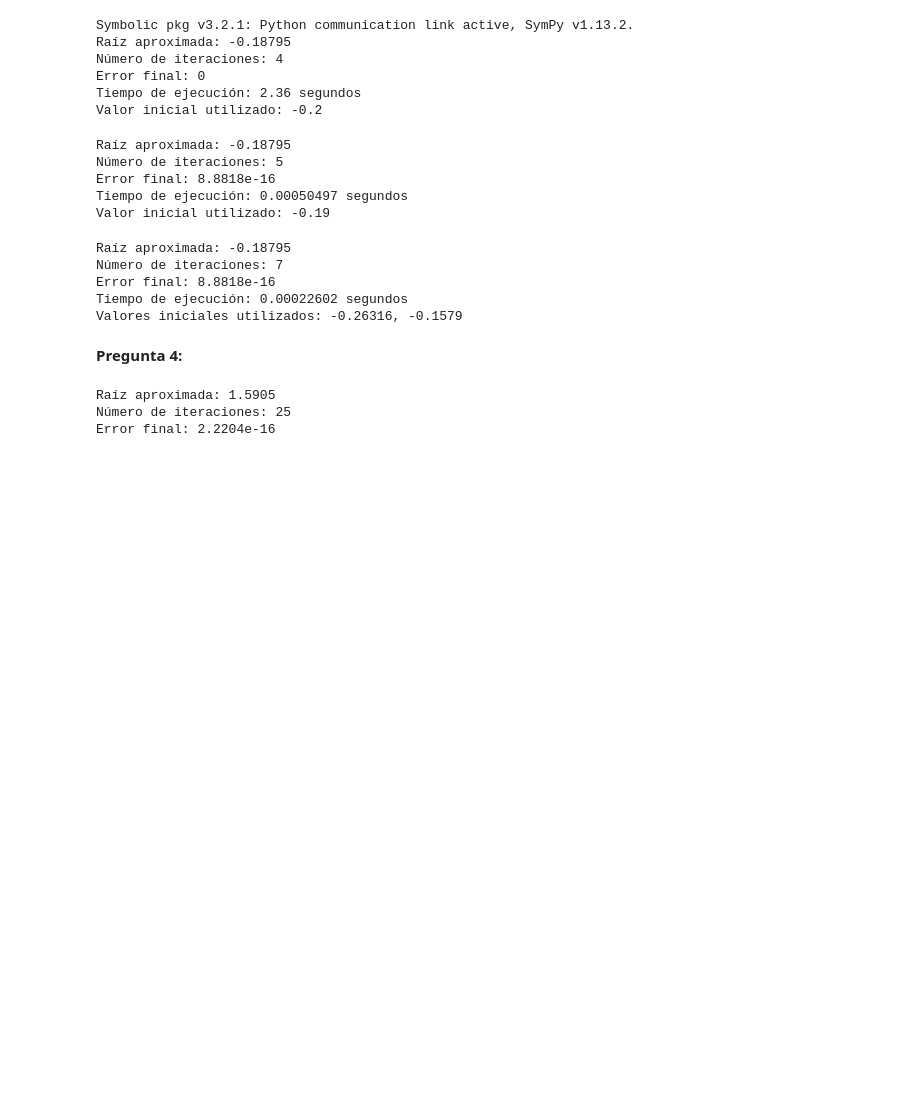
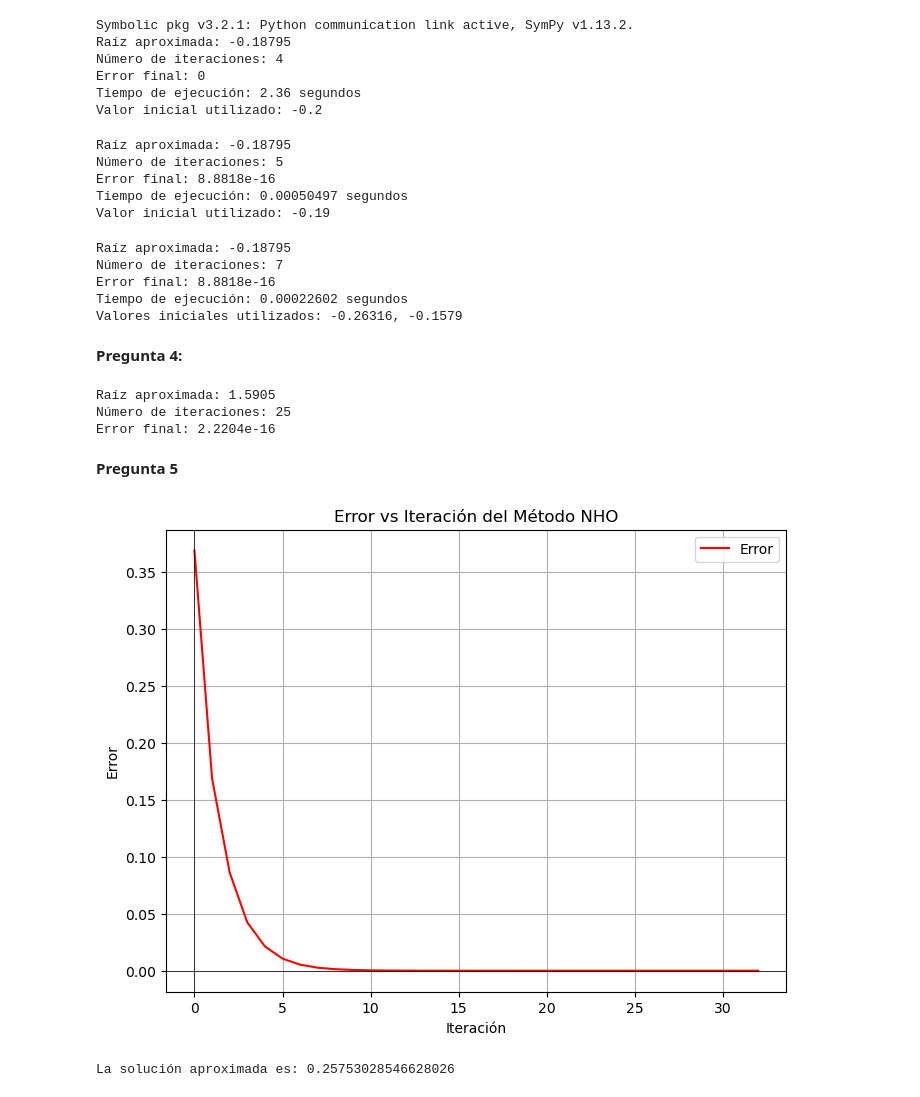
Before and after one commit to Fabriii3G/Extraclase.-ANPI, a Jupyter notebook: extraclase_bloque1.ipynb, the cells around one changed output. Drawn from its saved outputs; the diff is of its cells as text; code cells hidden in the pictures; blank space fills up the shorter version.

Commit message:
Pregunta 5

```diff
--- a/extraclase_bloque1.ipynb
+++ b/extraclase_bloque1.ipynb
@@ -887,3 +887,73 @@ ejemplo_falsa_posicion()
 Raíz aproximada: 1.5905
 Número de iteraciones: 25
 Error final: 2.2204e-16
+# %% [markdown]
+**Pregunta 5**
+# %%
+import numpy as np
+import matplotlib.pyplot as plt
+import sympy as sp
+
+# Definir la variable simbólica
+x = sp.symbols('x')
+
+# Definir la función simbólica f(x)
+f = x**2 - sp.exp(x) - 3*x + 2
+
+# Calcular la derivada simbólica de f(x)
+f_prime = sp.diff(f, x)
+
+# Convertir las funciones simbólicas a funciones numéricas para su evaluación
+f_lambda = sp.lambdify(x, f, 'numpy')
+f_prime_lambda = sp.lambdify(x, f_prime, 'numpy')
+
+def H(x, z):
+    return (f_lambda(x) - f_lambda(z)) / (3 * f_prime_lambda(x) - f_prime_lambda(z))
+
+# Implementar el método NHO
+def metodo_nho(x0, tol=1e-10, max_iter=100):
+    x_values = [x0]
+    errors = []
+    x = x0
+    for i in range(max_iter):
+        z = x - f_lambda(x) / f_prime_lambda(x)  # Método de Newton-Raphson
+        x_next = z - H(x, z)  # Método NHO
+        x_values.append(x_next)
+        error = abs(x_next - x)
+        errors.append(error)
+
+        if error < tol:
+            break
+        x = x_next
+    return x_values, errors
+
+# Valor inicial
+x0 = 0
+
+# Obtener las iteraciones y los errores
+x_values, errors = metodo_nho(x0)
+
+# Graficar el error de las iteraciones
+plt.figure(figsize=(8, 6))
+
+# Graficar el error en cada iteración
+plt.plot(errors, label='Error', color='red')
+
+# Añadir línea horizontal y vertical en 0
+plt.axhline(0, color='black', linewidth=0.5)
+plt.axvline(0, color='black', linewidth=0.5)
+
+plt.xlabel('Iteración')
+plt.ylabel('Error')
+plt.title('Error vs Iteración del Método NHO')
+plt.legend()
+plt.grid(True)
+
+# Mostrar la gráfica
+plt.show()
+
+# Resultado final
+print(f'La solución aproximada es: {x_values[-1]}')
+# %% [output]
+[figure, added]
+La solución aproximada es: 0.25753028546628026
```
Also changed, not shown: parts of 3 cells of this notebook.
